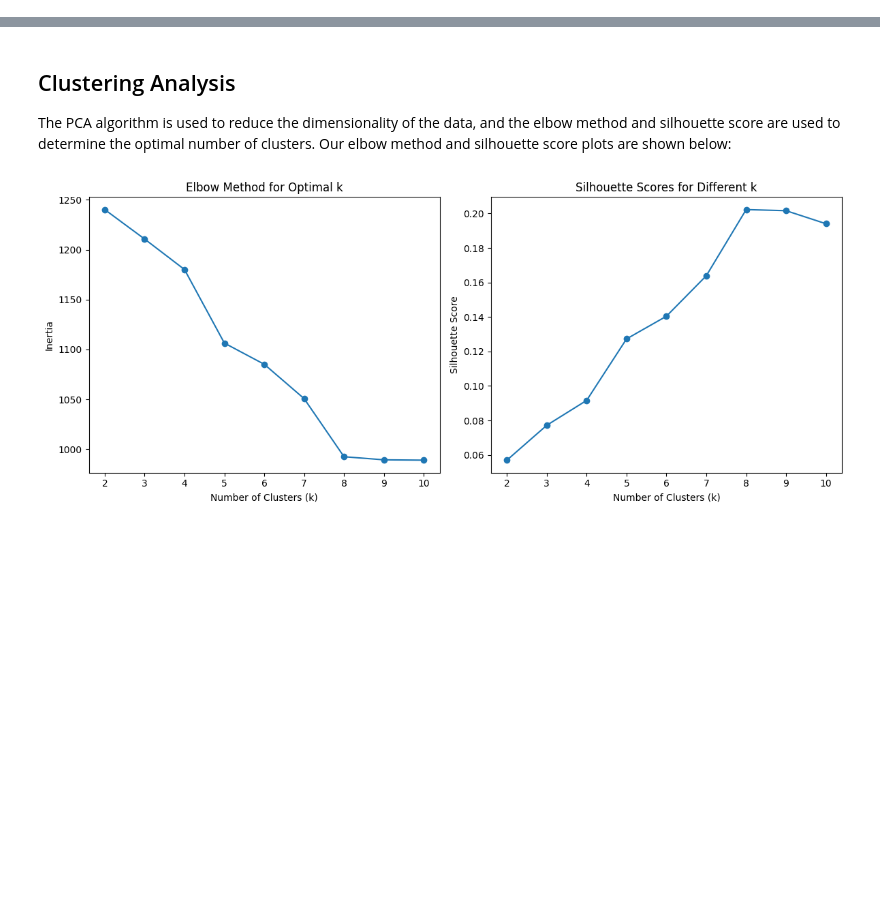
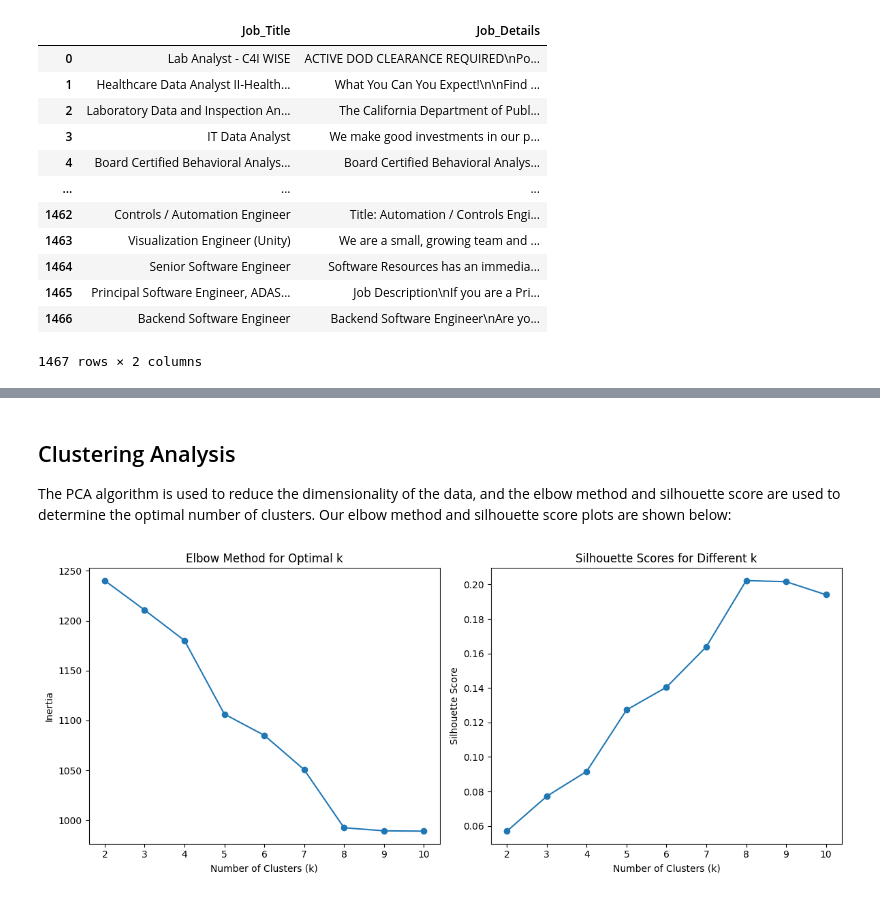
Before and after one commit to omidk414/ResumeEnhancer, a Jupyter notebook: ml_model.ipynb, the cells around one changed output, grey strips where cells are left out. Saved outputs shown, nothing was run; the diff lists cells and outputs as text; code cells hidden in the pictures; blank space fills up the shorter version.

```diff
--- a/ml_model.ipynb
+++ b/ml_model.ipynb
@@ -1 +1,28 @@
+# %%
+import pandas as pd
+from sklearn.model_selection import train_test_split
+from sklearn.feature_extraction.text import TfidfVectorizer
+import tensorflow as tf
+from tensorflow.keras import layers
+
+# Load the CSV file
+data = pd.read_csv('data/merged_file.csv')  # We're only interested in Job_Title and Job_Details columns
+data = data[['Job_Title', 'Job_Details']]   # Preprocess the job details (filling any missing values)
+data['Job_Details'] = data['Job_Details'].fillna('')    # TF-IDF Vectorization for job details
+
+data
+# %% [output]
+|  | Job_Title | Job_Details |
+| 0 | Lab Analyst - C4I WISE | ACTIVE DOD CLEARANCE REQUIRED\nPo... |
+| 1 | Healthcare Data Analyst II-Health... | What You Can You Expect!\n\nFind ... |
+| 2 | Laboratory Data and Inspection An... | The California Department of Publ... |
+| 3 | IT Data Analyst | We make good investments in our p... |
+| 4 | Board Certified Behavioral Analys... | Board Certified Behavioral Analys... |
+| ... | ... | ... |
+| 1462 | Controls / Automation Engineer | Title: Automation / Controls Engi... |
+| 1463 | Visualization Engineer (Unity) | We are a small, growing team and ... |
+| 1464 | Senior Software Engineer | Software Resources has an immedia... |
+| 1465 | Principal Software Engineer, ADAS... | Job Description\nIf you are a Pri... |
+| 1466 | Backend Software Engineer | Backend Software Engineer\nAre yo... |
+1467 rows × 2 columns
 # %%
```
Also changed, not shown: parts of 7 cells of this notebook, 1 other file.
